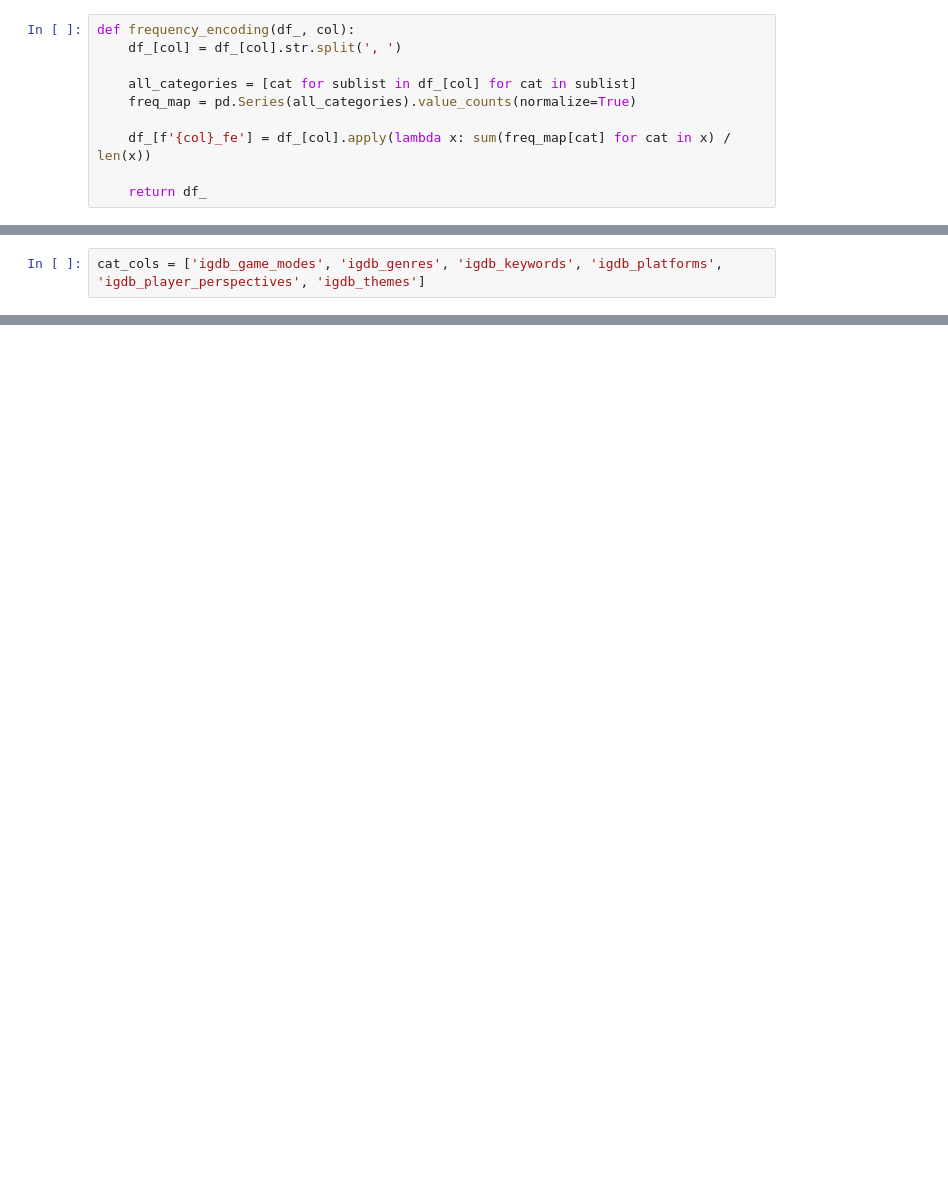
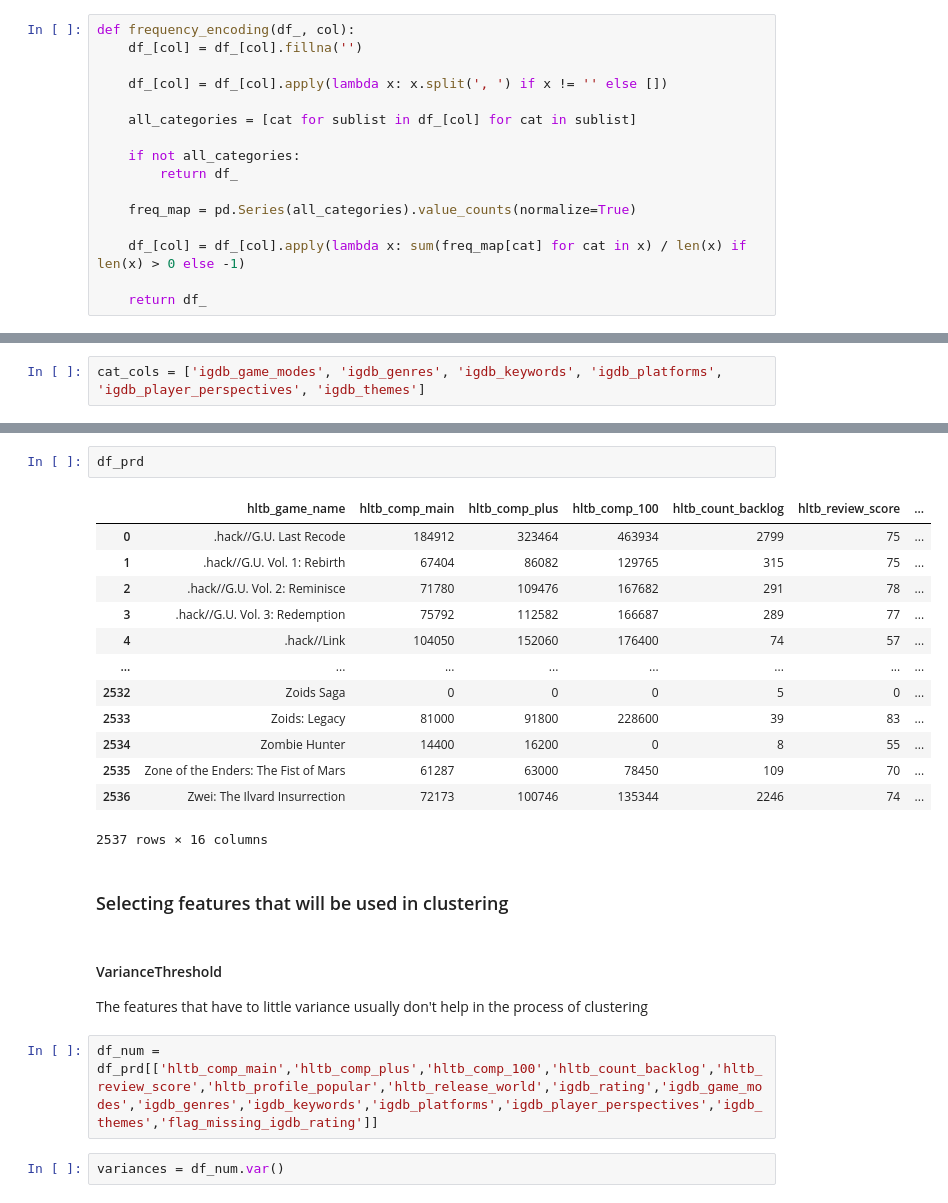
Before and after one commit to Menezes-Gus/Machine-Learning, a Jupyter notebook: main.ipynb, the cells around one changed output, grey strips where cells are left out. Drawn from its saved outputs; the diff is of its cells as text; blank space fills up the shorter version.

```diff
--- a/main.ipynb
+++ b/main.ipynb
@@ -38,12 +44,18 @@ df_prd = df[columns]
 ### Applying Frequency Encoding to deal with categorical data
 # %%
 def frequency_encoding(df_, col):
-    df_[col] = df_[col].str.split(', ')
+    df_[col] = df_[col].fillna('')
+
+    df_[col] = df_[col].apply(lambda x: x.split(', ') if x != '' else [])
 
     all_categories = [cat for sublist in df_[col] for cat in sublist]
+
+    if not all_categories:
+        return df_
+
     freq_map = pd.Series(all_categories).value_counts(normalize=True)
 
-    df_[f'{col}_fe'] = df_[col].apply(lambda x: sum(freq_map[cat] for cat in x) / len(x))
+    df_[col] = df_[col].apply(lambda x: sum(freq_map[cat] for cat in x) / len(x) if len(x) > 0 else -1)
 
     return df_
 # %%
@@ -58,0 +117,25 @@ for cat_col in cat_cols:
+# %%
+df_prd
+# %% [output]
+|  | hltb_game_name | hltb_comp_main | hltb_comp_plus | hltb_comp_100 | hltb_count_backlog | hltb_review_score | ... |
+| 0 | .hack//G.U. Last Recode | 184912 | 323464 | 463934 | 2799 | 75 | ... |
+| 1 | .hack//G.U. Vol. 1: Rebirth | 67404 | 86082 | 129765 | 315 | 75 | ... |
+| 2 | .hack//G.U. Vol. 2: Reminisce | 71780 | 109476 | 167682 | 291 | 78 | ... |
+| 3 | .hack//G.U. Vol. 3: Redemption | 75792 | 112582 | 166687 | 289 | 77 | ... |
+| 4 | .hack//Link | 104050 | 152060 | 176400 | 74 | 57 | ... |
+| ... | ... | ... | ... | ... | ... | ... | ... |
+| 2532 | Zoids Saga | 0 | 0 | 0 | 5 | 0 | ... |
+| 2533 | Zoids: Legacy | 81000 | 91800 | 228600 | 39 | 83 | ... |
+| 2534 | Zombie Hunter | 14400 | 16200 | 0 | 8 | 55 | ... |
+| 2535 | Zone of the Enders: The Fist of Mars | 61287 | 63000 | 78450 | 109 | 70 | ... |
+| 2536 | Zwei: The Ilvard Insurrection | 72173 | 100746 | 135344 | 2246 | 74 | ... |
+2537 rows × 16 columns
+# %% [markdown]
+### Selecting features that will be used in clustering
+# %% [markdown]
+#### VarianceThreshold
+The features that have to little variance usually don't help in the process of clustering
+# %%
+df_num = df_prd[['hltb_comp_main','hltb_comp_plus','hltb_comp_100','hltb_count_backlog','hltb_review_score','hltb_profile_popular','hltb_release_world','igdb_rating','igdb_game_modes','igdb_genres','igdb_keywords','igdb_platforms','igdb_player_perspectives','igdb_themes','flag_missing_igdb_rating']]
+# %%
+variances = df_num.var()
```
Also changed, not shown: parts of 29 cells of this notebook.
